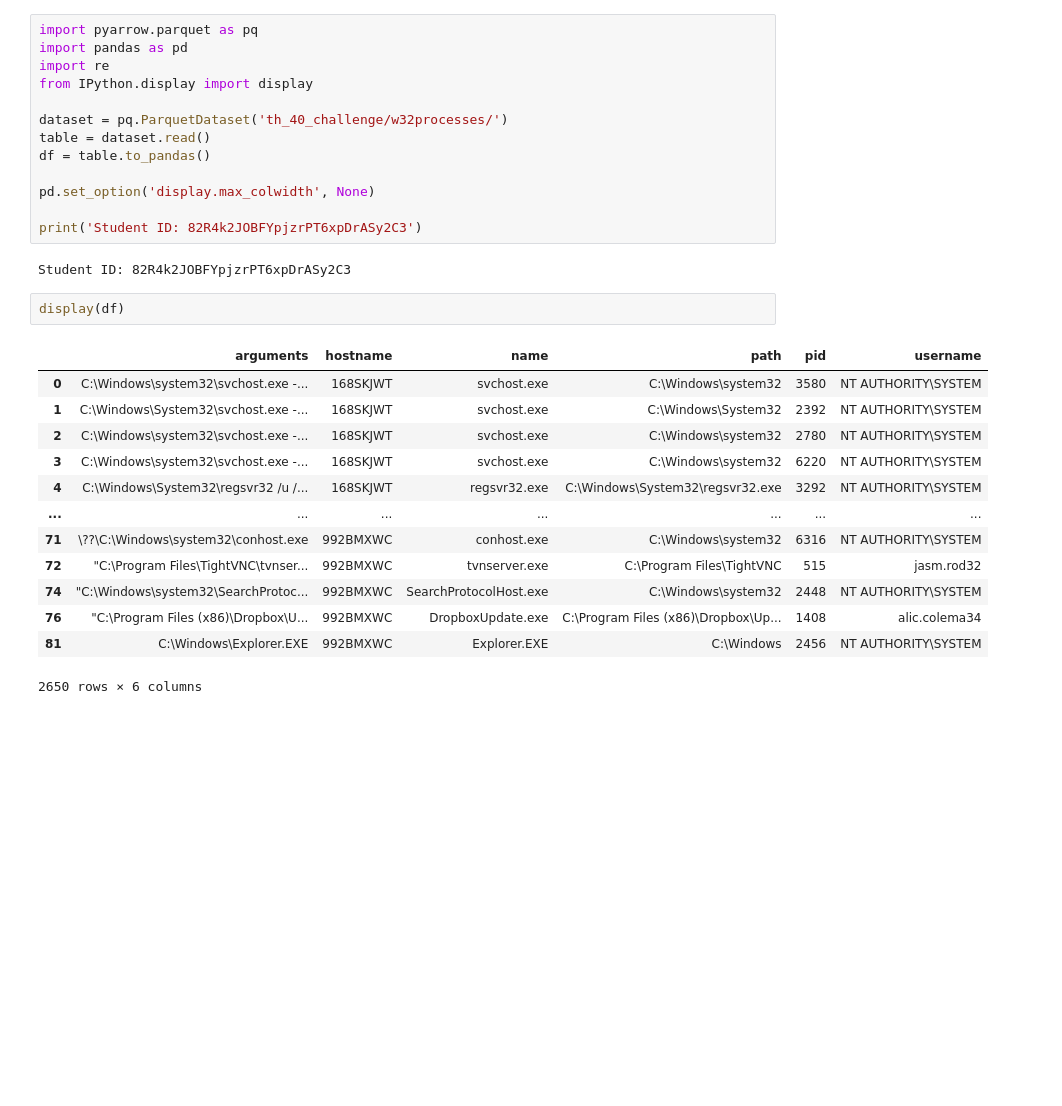
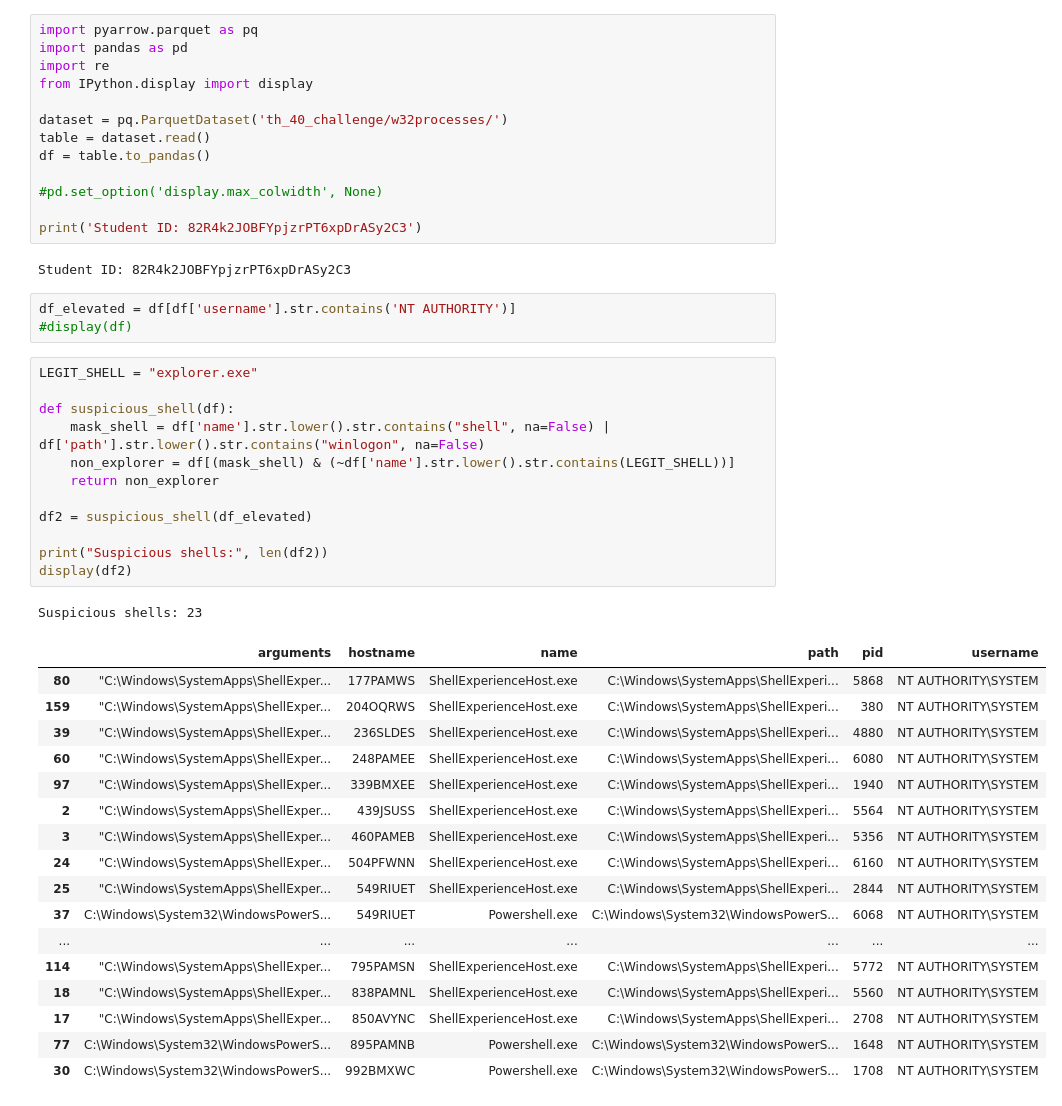
Before and after one commit to ValentinAvram/mosse_institute, a Jupyter notebook: Threat Hunting Challenge/th_challenge.ipynb, the cells around one changed output. Drawn from its saved outputs; the diff is of its cells as text; blank space fills up the shorter version.

```diff
--- a/Threat Hunting Challenge/th_challenge.ipynb
+++ b/Threat Hunting Challenge/th_challenge.ipynb
@@ -8,24 +8,42 @@ dataset = pq.ParquetDataset('th_40_challenge/w32processes/')
 table = dataset.read()
 df = table.to_pandas()
 
-pd.set_option('display.max_colwidth', None)
+#pd.set_option('display.max_colwidth', None)
 
 print('Student ID: 82R4k2JOBFYpjzrPT6xpDrASy2C3')
 # %% [output]
 Student ID: 82R4k2JOBFYpjzrPT6xpDrASy2C3
 # %%
-display(df)
+df_elevated = df[df['username'].str.contains('NT AUTHORITY')]
+#display(df)
-# %% [output]
-|  | arguments | hostname | name | path | pid | username |
-| 0 | C:\Windows\system32\svchost.exe -... | 168SKJWT | svchost.exe | C:\Windows\system32 | 3580 | NT AUTHORITY\SYSTEM |
-| 1 | C:\Windows\System32\svchost.exe -... | 168SKJWT | svchost.exe | C:\Windows\System32 | 2392 | NT AUTHORITY\SYSTEM |
-| 2 | C:\Windows\system32\svchost.exe -... | 168SKJWT | svchost.exe | C:\Windows\system32 | 2780 | NT AUTHORITY\SYSTEM |
-| 3 | C:\Windows\system32\svchost.exe -... | 168SKJWT | svchost.exe | C:\Windows\system32 | 6220 | NT AUTHORITY\SYSTEM |
-| 4 | C:\Windows\System32\regsvr32 /u /... | 168SKJWT | regsvr32.exe | C:\Windows\System32\regsvr32.exe | 3292 | NT AUTHORITY\SYSTEM |
-| ... | ... | ... | ... | ... | ... | ... |
-| 71 | \??\C:\Windows\system32\conhost.exe | 992BMXWC | conhost.exe | C:\Windows\system32 | 6316 | NT AUTHORITY\SYSTEM |
-| 72 | "C:\Program Files\TightVNC\tvnser... | 992BMXWC | tvnserver.exe | C:\Program Files\TightVNC | 515 | jasm.rod32 |
-| 74 | "C:\Windows\system32\SearchProtoc... | 992BMXWC | SearchProtocolHost.exe | C:\Windows\system32 | 2448 | NT AUTHORITY\SYSTEM |
-| 76 | "C:\Program Files (x86)\Dropbox\U... | 992BMXWC | DropboxUpdate.exe | C:\Program Files (x86)\Dropbox\Up... | 1408 | alic.colema34 |
-| 81 | C:\Windows\Explorer.EXE | 992BMXWC | Explorer.EXE | C:\Windows | 2456 | NT AUTHORITY\SYSTEM |
-2650 rows × 6 columns
+# %%
+LEGIT_SHELL = "explorer.exe"
+
+def suspicious_shell(df):
+    mask_shell = df['name'].str.lower().str.contains("shell", na=False) | df['path'].str.lower().str.contains("winlogon", na=False)
+    non_explorer = df[(mask_shell) & (~df['name'].str.lower().str.contains(LEGIT_SHELL))]
+    return non_explorer
+
+df2 = suspicious_shell(df_elevated)
+
+print("Suspicious shells:", len(df2))
+display(df2)
+# %% [output]
+Suspicious shells: 23
+|  | arguments | hostname | name | path | pid | username |
+| 80 | "C:\Windows\SystemApps\ShellExper... | 177PAMWS | ShellExperienceHost.exe | C:\Windows\SystemApps\ShellExperi... | 5868 | NT AUTHORITY\SYSTEM |
+| 159 | "C:\Windows\SystemApps\ShellExper... | 204OQRWS | ShellExperienceHost.exe | C:\Windows\SystemApps\ShellExperi... | 380 | NT AUTHORITY\SYSTEM |
+| 39 | "C:\Windows\SystemApps\ShellExper... | 236SLDES | ShellExperienceHost.exe | C:\Windows\SystemApps\ShellExperi... | 4880 | NT AUTHORITY\SYSTEM |
+| 60 | "C:\Windows\SystemApps\ShellExper... | 248PAMEE | ShellExperienceHost.exe | C:\Windows\SystemApps\ShellExperi... | 6080 | NT AUTHORITY\SYSTEM |
+| 97 | "C:\Windows\SystemApps\ShellExper... | 339BMXEE | ShellExperienceHost.exe | C:\Windows\SystemApps\ShellExperi... | 1940 | NT AUTHORITY\SYSTEM |
+| 2 | "C:\Windows\SystemApps\ShellExper... | 439JSUSS | ShellExperienceHost.exe | C:\Windows\SystemApps\ShellExperi... | 5564 | NT AUTHORITY\SYSTEM |
+| 3 | "C:\Windows\SystemApps\ShellExper... | 460PAMEB | ShellExperienceHost.exe | C:\Windows\SystemApps\ShellExperi... | 5356 | NT AUTHORITY\SYSTEM |
+| 24 | "C:\Windows\SystemApps\ShellExper... | 504PFWNN | ShellExperienceHost.exe | C:\Windows\SystemApps\ShellExperi... | 6160 | NT AUTHORITY\SYSTEM |
+| 25 | "C:\Windows\SystemApps\ShellExper... | 549RIUET | ShellExperienceHost.exe | C:\Windows\SystemApps\ShellExperi... | 2844 | NT AUTHORITY\SYSTEM |
+| 37 | C:\Windows\System32\WindowsPowerS... | 549RIUET | Powershell.exe | C:\Windows\System32\WindowsPowerS... | 6068 | NT AUTHORITY\SYSTEM |
+| ... | ... | ... | ... | ... | ... | ... |
+| 114 | "C:\Windows\SystemApps\ShellExper... | 795PAMSN | ShellExperienceHost.exe | C:\Windows\SystemApps\ShellExperi... | 5772 | NT AUTHORITY\SYSTEM |
+| 18 | "C:\Windows\SystemApps\ShellExper... | 838PAMNL | ShellExperienceHost.exe | C:\Windows\SystemApps\ShellExperi... | 5560 | NT AUTHORITY\SYSTEM |
+| 17 | "C:\Windows\SystemApps\ShellExper... | 850AVYNC | ShellExperienceHost.exe | C:\Windows\SystemApps\ShellExperi... | 2708 | NT AUTHORITY\SYSTEM |
+| 77 | C:\Windows\System32\WindowsPowerS... | 895PAMNB | Powershell.exe | C:\Windows\System32\WindowsPowerS... | 1648 | NT AUTHORITY\SYSTEM |
+| 30 | C:\Windows\System32\WindowsPowerS... | 992BMXWC | Powershell.exe | C:\Windows\System32\WindowsPowerS... | 1708 | NT AUTHORITY\SYSTEM |
```
Also changed, not shown: parts of 5 cells of this notebook.
